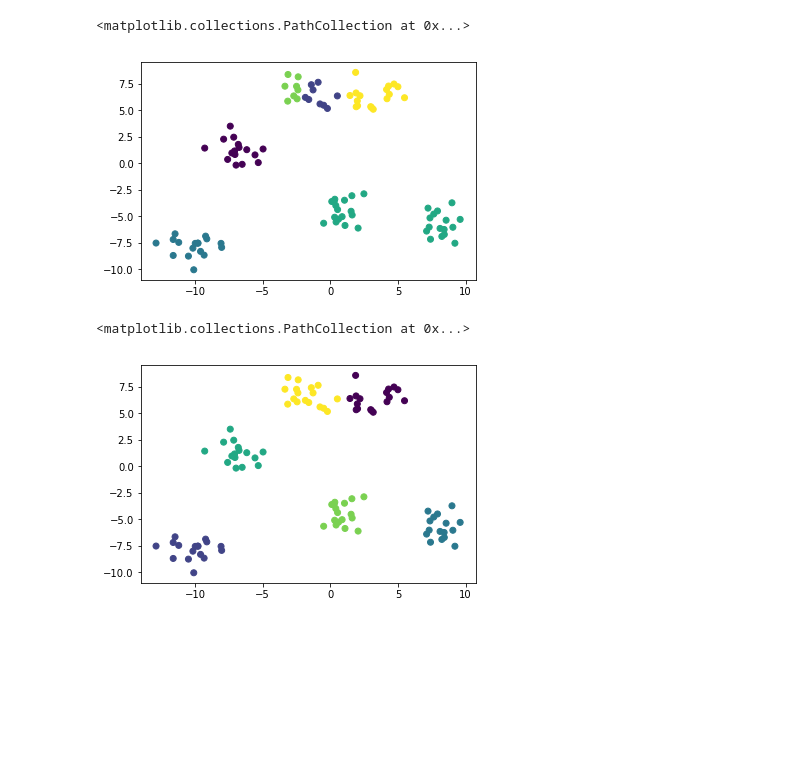
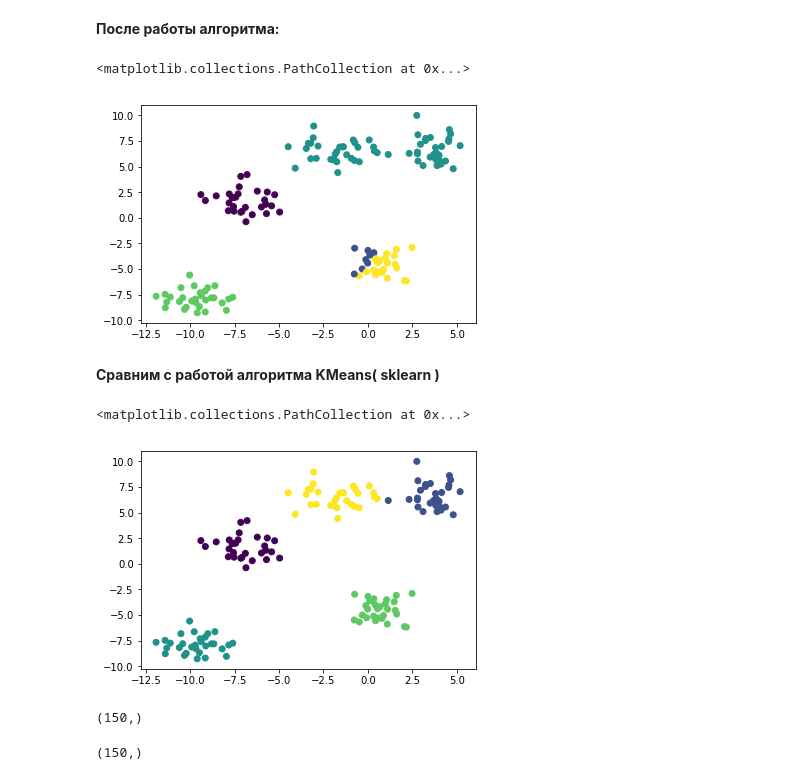
Before and after one commit to paniquex/IML_homeworks, a Jupyter notebook: k-mean_1/k-mean-algorithm.ipynb, the cells around one changed output. Saved outputs shown, nothing was run; the diff lists cells and outputs as text; code cells hidden in the pictures; blank space fills up the shorter version.

```diff
--- a/k-mean_1/k-mean-algorithm.ipynb
+++ b/k-mean_1/k-mean-algorithm.ipynb
@@ -2,7 +4,7 @@
 import numpy as np
 import matplotlib.pyplot as plt
 from sklearn.datasets import make_blobs
-n_samples = 100
+n_samples = 150
 n_clusters = 6
 X, y = make_blobs(n_samples = n_samples, n_features = 2, centers = n_clusters, random_state = 100)
 # %%
@@ -42,20 +45,20 @@ array([1., 3., 3., 3., 5., 0., 4., 1., 3., 2., 5., 3., 0., 1., 1., 0., 5.,
 # %%
-cur_clusters = np.zeros(n_samples, int)
+cur_clusters = np.zeros(n_samples, float)
+print( np.shape(cur_clusters) )
 difference = 5
-while (np.max(difference) != 0):
+while ( np.max(difference) != 0 ):
     prev_centers = np.copy(centers)
     j = 0
     for i in X:
-         center_X_difference = np.array([ m - i for m in centers ])
-         #print(center_X_difference)
-         cur_clusters[j] = np.argsort(np.linalg.norm((center_X_difference), axis=1))[0]
-         j = j + 1
+        center_X_difference = np.array([ m - i for m in centers ])
+        cur_clusters[j] = np.argsort(np.linalg.norm((center_X_difference), axis=1))[0]
+        j = j + 1
     X_with_clusters[:, 2] = cur_clusters
     for k in range(n_clusters):
         power_of_cluster = np.alen(X[X_with_clusters[:,2] == k ])
         if power_of_cluster != 0:
-            centers[k, :] = np.nansum(X[X_with_clusters[:, 2] == k], axis=0) / power_of_cluster
+            centers[k, :] = np.nansum(X[X_with_clusters[:, 2] == k], axis=0) // power_of_cluster
     difference = np.linalg.norm((centers - prev_centers), axis=1)
     print(difference)
-    plt.scatter(X[:, 0], X[:, 1], c=X_with_clusters[:, 2])
+    #plt.scatter(X[:, 0], X[:, 1], c=X_with_clusters[:, 2])
 # %% [output]
@@ -71,12 +74,26 @@ while (np.max(difference) != 0):
+# %% [markdown]
+**После работы алгоритма:**
 # %%
+X_with_clusters.astype(int)
 plt.scatter(X[:, 0], X[:, 1], c=X_with_clusters[:,2])
 # %% [output]
 <matplotlib.collections.PathCollection at 0x...>
-[figure, old version]
+[figure, new version]
+# %% [markdown]
+**Сравним с работой алгоритма KMeans( sklearn )**
 # %%
 from sklearn.cluster import KMeans
 a = KMeans(n_clusters=n_clusters, random_state=0).fit_predict(X)
+
 plt.scatter(X[:, 0], X[:, 1], c=a)
 # %% [output]
 <matplotlib.collections.PathCollection at 0x...>
-[figure, old version]
+[figure, new version]
+# %%
+np.shape(a)
+# %% [output]
+(150,)
+# %%
+np.shape(X_with_clusters[:, 2])
+# %% [output]
+(150,)
```
Also changed, not shown: parts of 8 cells of this notebook.
